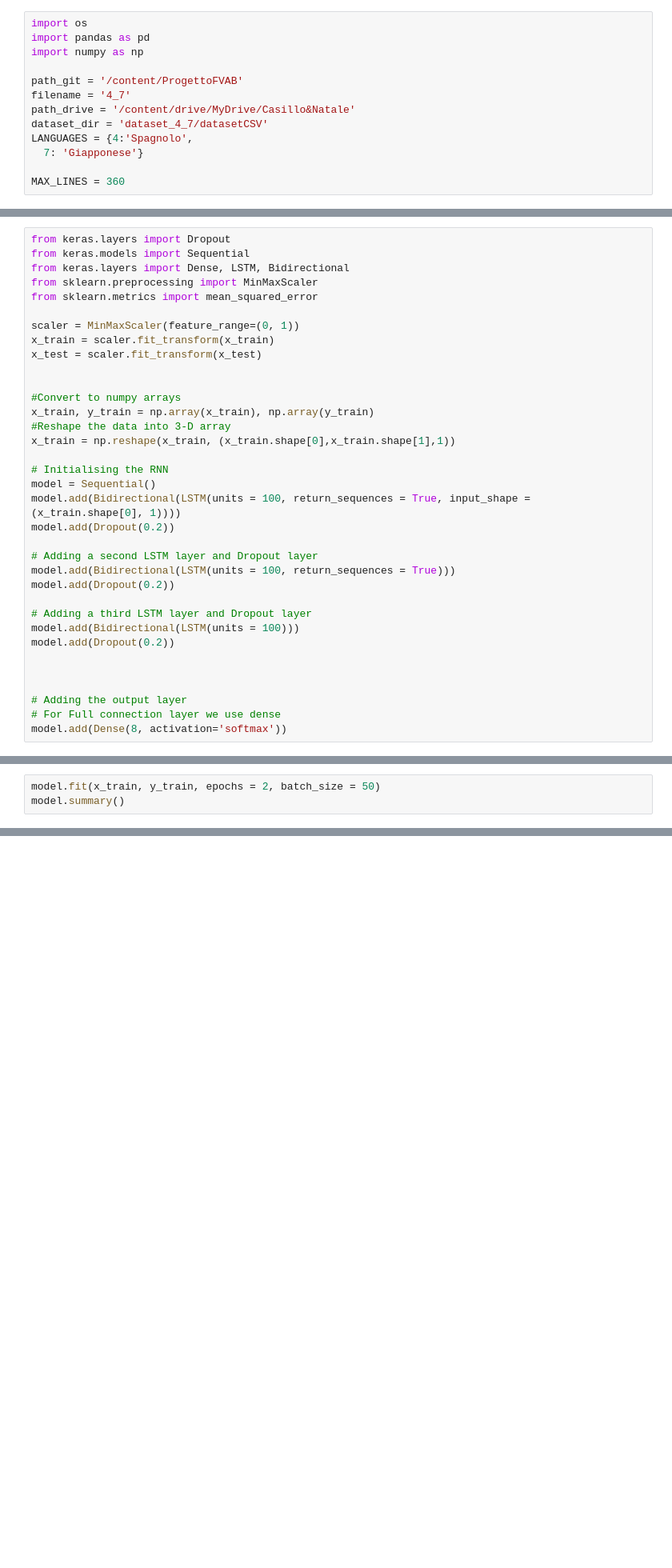
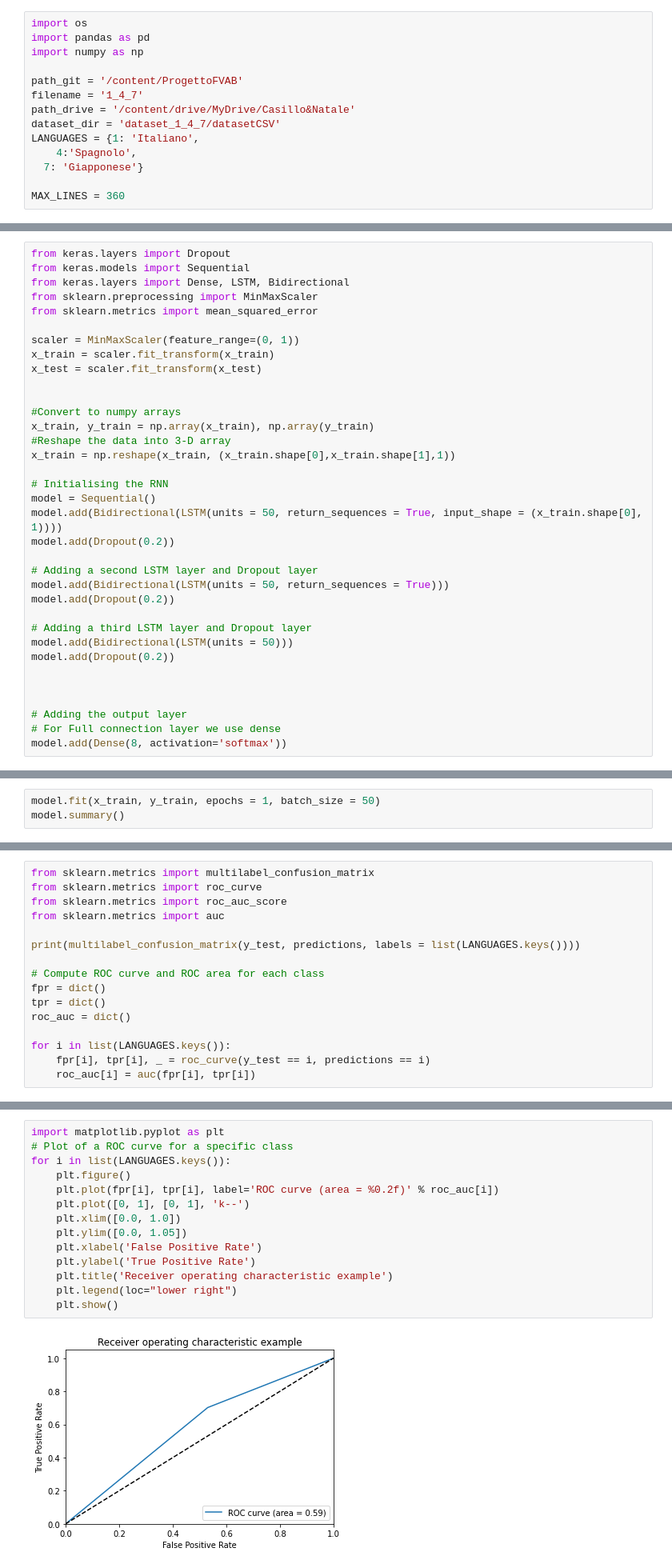
Before and after one commit to maria-natale/ProgettoFVAB, a Jupyter notebook: Code/blstmCSV.ipynb, the cells around one changed output, grey strips where cells are left out. Shown at 80% size. Saved outputs shown, nothing was run; the diff lists cells and outputs as text; blank space fills up the shorter version.

```diff
--- a/Code/blstmCSV.ipynb
+++ b/Code/blstmCSV.ipynb
@@ -18,10 +28,11 @@ import pandas as pd
 import numpy as np
 
 path_git = '/content/ProgettoFVAB'
-filename = '4_7'
+filename = '1_4_7'
 path_drive = '/content/drive/MyDrive/Casillo&Natale'
-dataset_dir = 'dataset_4_7/datasetCSV'
-LANGUAGES = {4:'Spagnolo',
+dataset_dir = 'dataset_1_4_7/datasetCSV'
+LANGUAGES = {1: 'Italiano',
+    4:'Spagnolo',
   7: 'Giapponese'}
 
 MAX_LINES = 360
@@ -77,15 +89,15 @@ x_train = np.reshape(x_train, (x_train.shape[0],x_train.shape[1],1))
 
 # Initialising the RNN
 model = Sequential()
-model.add(Bidirectional(LSTM(units = 100, return_sequences = True, input_shape = (x_train.shape[0], 1))))
+model.add(Bidirectional(LSTM(units = 50, return_sequences = True, input_shape = (x_train.shape[0], 1))))
 model.add(Dropout(0.2))
 
 # Adding a second LSTM layer and Dropout layer
-model.add(Bidirectional(LSTM(units = 100, return_sequences = True)))
+model.add(Bidirectional(LSTM(units = 50, return_sequences = True)))
 model.add(Dropout(0.2))
 
 # Adding a third LSTM layer and Dropout layer
-model.add(Bidirectional(LSTM(units = 100)))
+model.add(Bidirectional(LSTM(units = 50)))
 model.add(Dropout(0.2))
 
 
@@ -103,6 +115,6 @@ model.compile(
     metrics=['accuracy'],
 )
 # %%
-model.fit(x_train, y_train, epochs = 2, batch_size = 50)
+model.fit(x_train, y_train, epochs = 1, batch_size = 50)
 model.summary()
 # %% [output]
@@ -143,0 +162,16 @@ array([[[    0,  8050],
+# %%
+from sklearn.metrics import multilabel_confusion_matrix
+from sklearn.metrics import roc_curve
+from sklearn.metrics import roc_auc_score
+from sklearn.metrics import auc
+
+print(multilabel_confusion_matrix(y_test, predictions, labels = list(LANGUAGES.keys())))
+
+# Compute ROC curve and ROC area for each class
+fpr = dict()
+tpr = dict()
+roc_auc = dict()
+
+for i in list(LANGUAGES.keys()):
+    fpr[i], tpr[i], _ = roc_curve(y_test == i, predictions == i)
+    roc_auc[i] = auc(fpr[i], tpr[i])
@@ -143,0 +187,16 @@ array([[[    0,  8050],
+# %%
+import matplotlib.pyplot as plt
+# Plot of a ROC curve for a specific class
+for i in list(LANGUAGES.keys()):
+    plt.figure()
+    plt.plot(fpr[i], tpr[i], label='ROC curve (area = %0.2f)' % roc_auc[i])
+    plt.plot([0, 1], [0, 1], 'k--')
+    plt.xlim([0.0, 1.0])
+    plt.ylim([0.0, 1.05])
+    plt.xlabel('False Positive Rate')
+    plt.ylabel('True Positive Rate')
+    plt.title('Receiver operating characteristic example')
+    plt.legend(loc="lower right")
+    plt.show()
+# %% [output]
+[figure, added]
```
Also changed, not shown: parts of 10 cells of this notebook, 3 other files.
